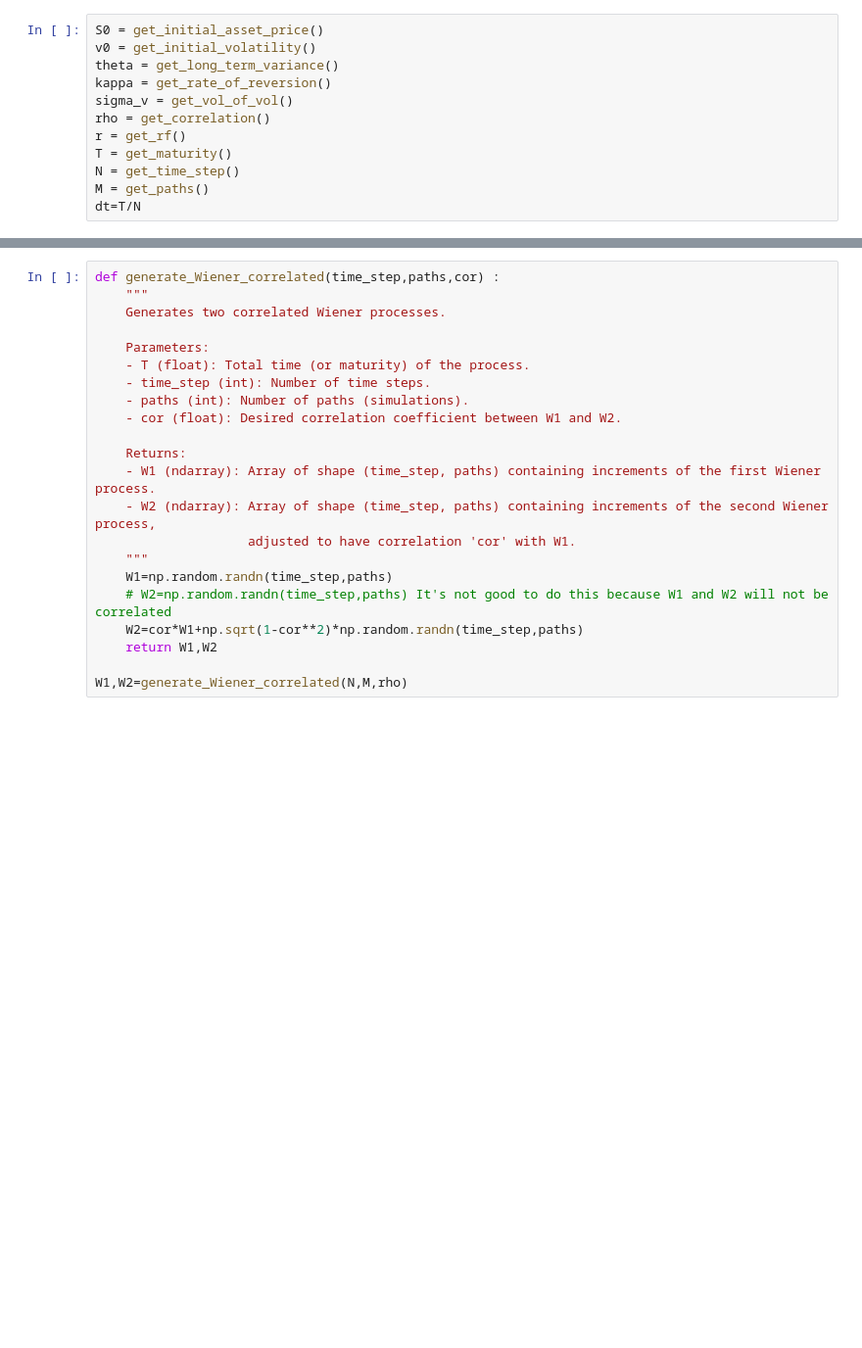
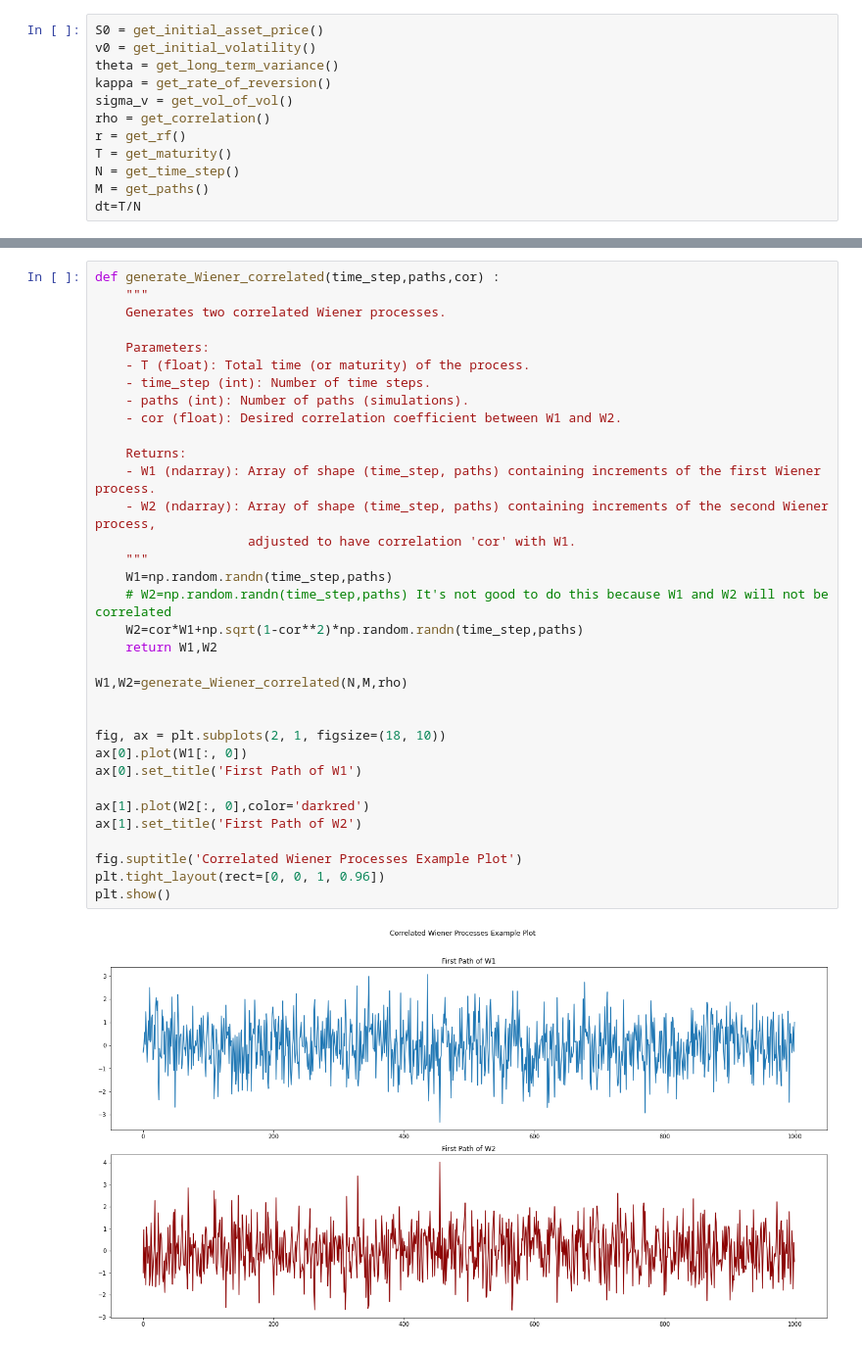
Before and after one commit to Quacox/Stochastic-Volatility, a Jupyter notebook: Stochastic_Volatility_Modeling.ipynb, the cells around one changed output, grey strips where cells are left out. Shown at 98% size. Cells and saved outputs as stored; diff of their text form; blank space fills up the shorter version.

```diff
--- a/Stochastic_Volatility_Modeling.ipynb
+++ b/Stochastic_Volatility_Modeling.ipynb
@@ -210,22 +215,36 @@ with $U_1$ and $U_2$ $\sim U(0, 1)$ .
 # %%
 def generate_Wiener_correlated(time_step,paths,cor) :
     """
     Generates two correlated Wiener processes.
 
     Parameters:
     - T (float): Total time (or maturity) of the process.
     - time_step (int): Number of time steps.
     - paths (int): Number of paths (simulations).
     - cor (float): Desired correlation coefficient between W1 and W2.
 
     Returns:
     - W1 (ndarray): Array of shape (time_step, paths) containing increments of the first Wiener process.
     - W2 (ndarray): Array of shape (time_step, paths) containing increments of the second Wiener process,
                     adjusted to have correlation 'cor' with W1.
     """
     W1=np.random.randn(time_step,paths)
     # W2=np.random.randn(time_step,paths) It's not good to do this because W1 and W2 will not be correlated
     W2=cor*W1+np.sqrt(1-cor**2)*np.random.randn(time_step,paths)
     return W1,W2
 
 W1,W2=generate_Wiener_correlated(N,M,rho)
+
+
+fig, ax = plt.subplots(2, 1, figsize=(18, 10))
+ax[0].plot(W1[:, 0])
+ax[0].set_title('First Path of W1')
+
+ax[1].plot(W2[:, 0],color='darkred')
+ax[1].set_title('First Path of W2')
+
+fig.suptitle('Correlated Wiener Processes Example Plot')
+plt.tight_layout(rect=[0, 0, 1, 0.96])
+plt.show()
+# %% [output]
+[figure, added]
```
Also changed, not shown: parts of 7 cells of this notebook.
